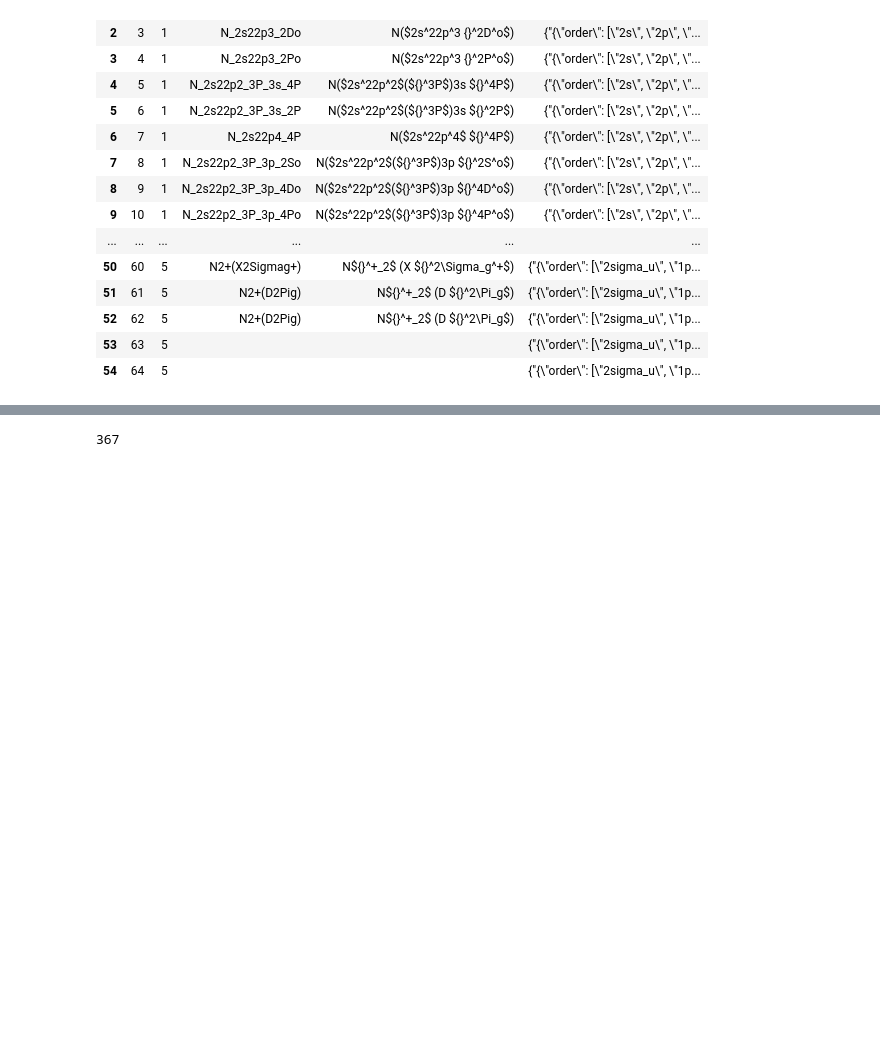
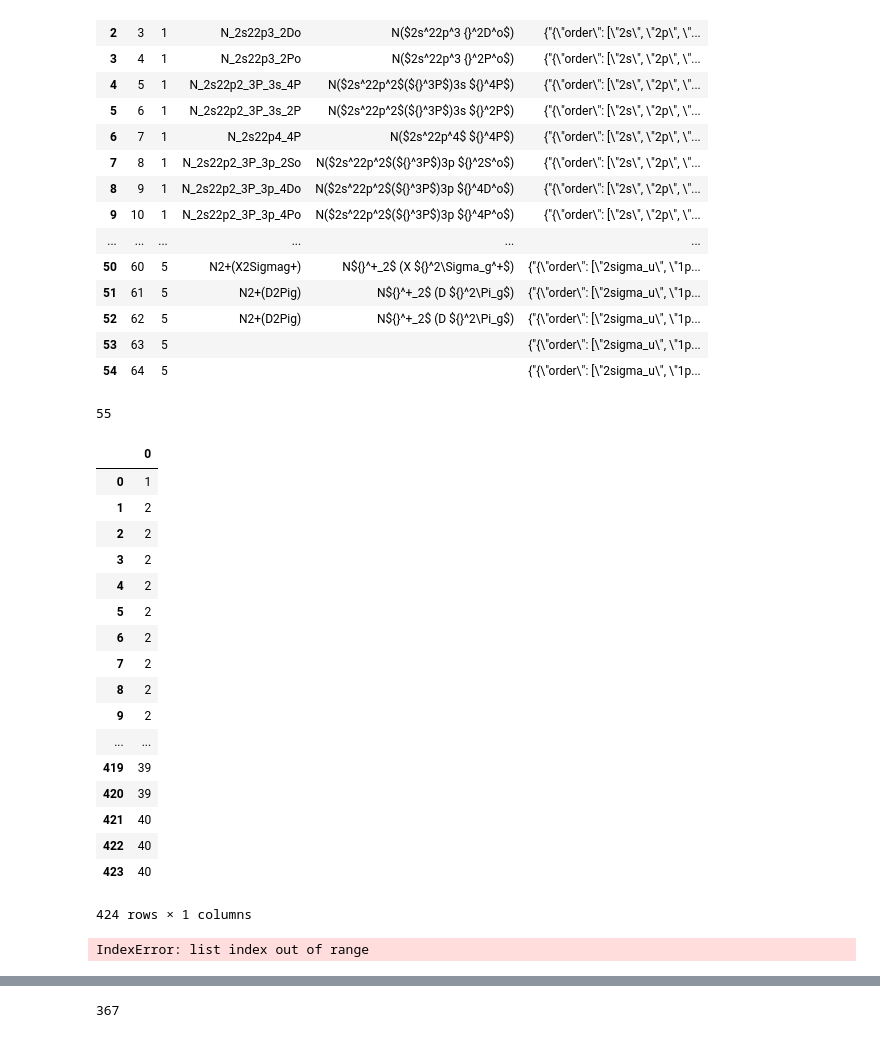
Before and after one commit to USNavalResearchLaboratory/nepc, a Jupyter notebook: examples/eda.ipynb, the cells around one changed output, grey strips where cells are left out. Cells and saved outputs as stored; diff of their text form; code cells hidden in the pictures; blank space fills up the shorter version.

```diff
--- a/examples/eda.ipynb
+++ b/examples/eda.ipynb
@@ -76,5 +76,35 @@ states
 | 52 | 62 | 5 | N2+(D2Pig) | N${}^+_2$ (D ${}^2\Pi_g$) | {"{\"order\": [\"2sigma_u\", \"1p... |
 | 53 | 63 | 5 |  |  | {"{\"order\": [\"2sigma_u\", \"1p... |
 | 54 | 64 | 5 |  |  | {"{\"order\": [\"2sigma_u\", \"1p... |
+# %%
+len(states)
+# %% [output]
+55
+# %%
+cs = nepc.table_as_df(cursor, "cs", columns=["process_id"])
+cs
+# %% [output]
+|  | 0 |
+| 0 | 1 |
+| 1 | 2 |
+| 2 | 2 |
+| 3 | 2 |
+| 4 | 2 |
+| 5 | 2 |
+| 6 | 2 |
+| 7 | 2 |
+| 8 | 2 |
+| 9 | 2 |
+| ... | ... |
+| 419 | 39 |
+| 420 | 39 |
+| 421 | 40 |
+| 422 | 40 |
+| 423 | 40 |
+424 rows × 1 columns
+# %%
+nepc.cs_e_sigma(cursor,0)
+# %% [output]
+IndexError: list index out of range
 # %%
 angus = nepc.model(cursor, "angus")
```
Also changed, not shown: parts of 4 cells of this notebook, 49 other files.
